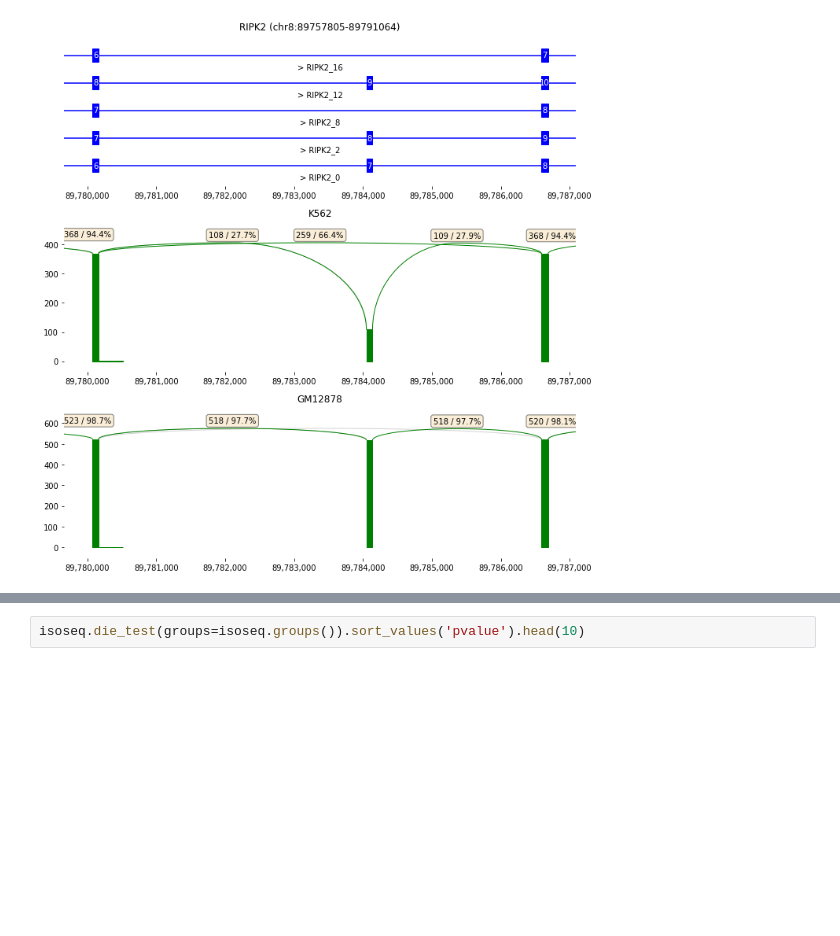
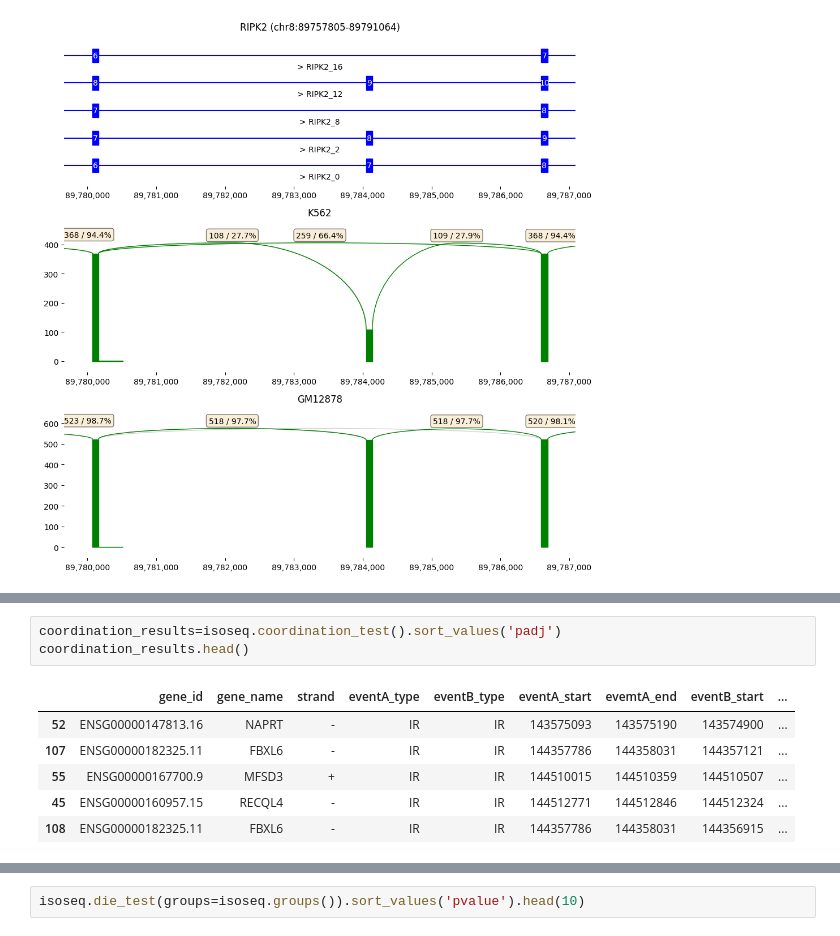
Before and after one commit to MatthiasLienhard/isotools, a Jupyter notebook: docs/notebooks/09_diff_splice.ipynb, the cells around one changed output, grey strips where cells are left out. Drawn from its saved outputs; the diff is of its cells as text; blank space fills up the shorter version.

```diff
--- a/docs/notebooks/09_diff_splice.ipynb
+++ b/docs/notebooks/09_diff_splice.ipynb
@@ -54,0 +78,10 @@ fig.tight_layout()
+# %%
+coordination_results=isoseq.coordination_test().sort_values('padj')
+coordination_results.head()
+# %% [output]
+|  | gene_id | gene_name | strand | eventA_type | eventB_type | eventA_start | evemtA_end | eventB_start | ... |
+| 52 | ENSG00000147813.16 | NAPRT | - | IR | IR | 143575093 | 143575190 | 143574900 | ... |
+| 107 | ENSG00000182325.11 | FBXL6 | - | IR | IR | 144357786 | 144358031 | 144357121 | ... |
+| 55 | ENSG00000167700.9 | MFSD3 | + | IR | IR | 144510015 | 144510359 | 144510507 | ... |
+| 45 | ENSG00000160957.15 | RECQL4 | - | IR | IR | 144512771 | 144512846 | 144512324 | ... |
+| 108 | ENSG00000182325.11 | FBXL6 | - | IR | IR | 144357786 | 144358031 | 144356915 | ... |
```
Also changed, not shown: parts of 10 cells of this notebook, 23 other files.
